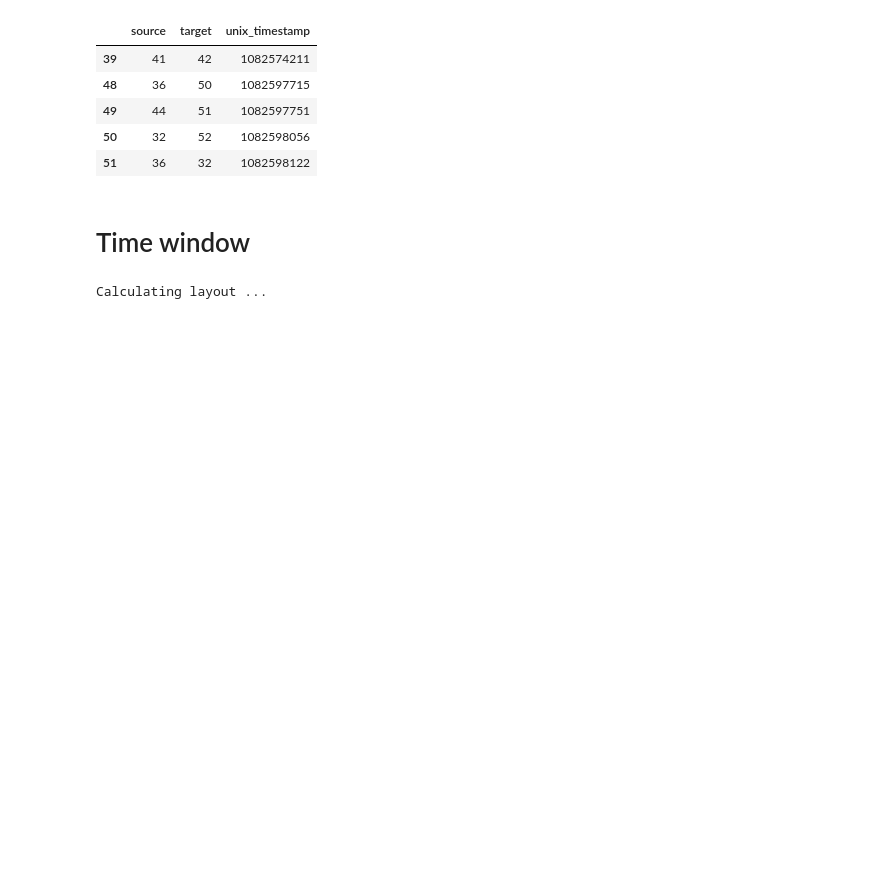
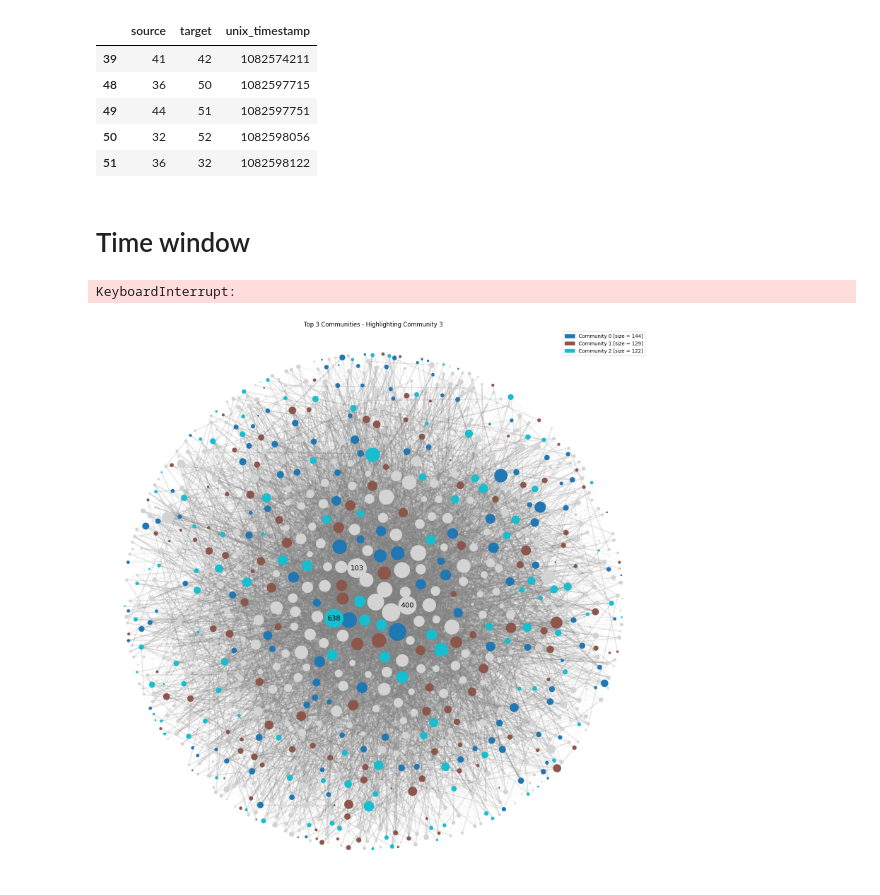
Before and after one commit to BambusControl/rug-sna-pizza-giving, a Jupyter notebook: college_msg_files/communities_n.ipynb, the cells around one changed output. Saved outputs shown, nothing was run; the diff lists cells and outputs as text; code cells hidden in the pictures; blank space fills up the shorter version.

Commit message:
Communities

```diff
--- a/college_msg_files/communities_n.ipynb
+++ b/college_msg_files/communities_n.ipynb
@@ -336,27 +326,14 @@ def export_time_windows_undirected(pos: dict, window_size_days, window_step_days
 # %%
 # variations = (
 #     (7 * step, step)
 #     for step in range(1, 8)
 # )
-variations = [(7 * 4, 4)]
 
-variations = (
-    (size, step, comms, h_comms)
-    for (size, step) in variations
-    for comms, h_comms in [
-        (3, 0),
-        (3, 1),
-        (3, 2),
-    ]
-)
 
-for (size, step, comms, h_comms) in variations:
-    export_time_windows_undirected(
-        cache_layout(GRAPH_MESSAGES, nx.arf_layout),
-        size,
-        step,
-        num_communities=comms,
-        highlight_communities=h_comms,
-    )
+variations = [(28, 8)]
+
+for variation in variations:
+    export_time_windows_undirected(cache_layout(GRAPH_MESSAGES, nx.arf_layout), *variation, num_communities=3)
 # %% [output]
-Calculating layout ...
+KeyboardInterrupt:
+[figure, added]
```
Also changed, not shown: parts of 1 cell of this notebook.
